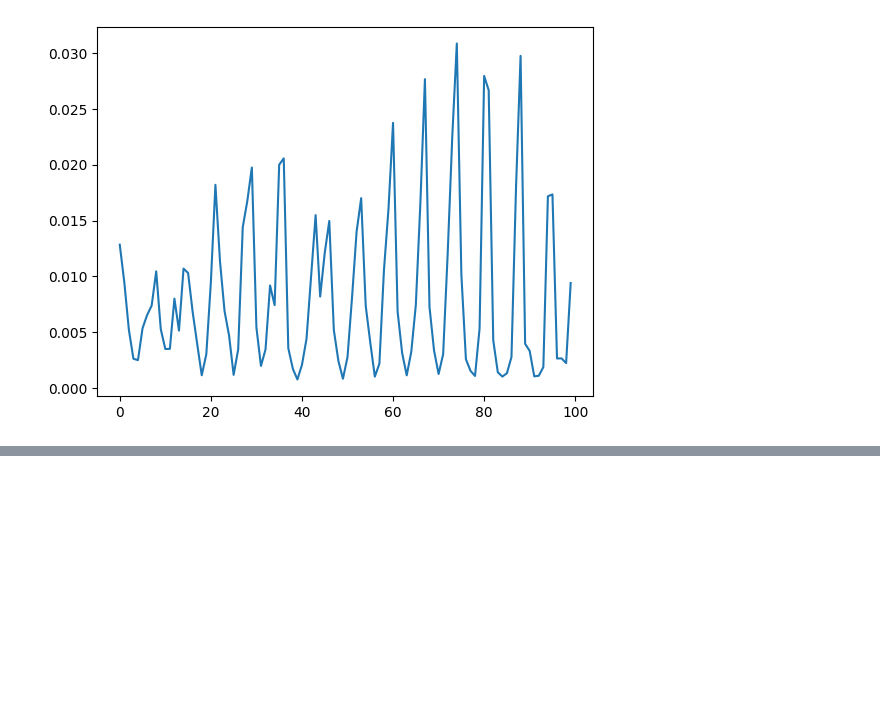
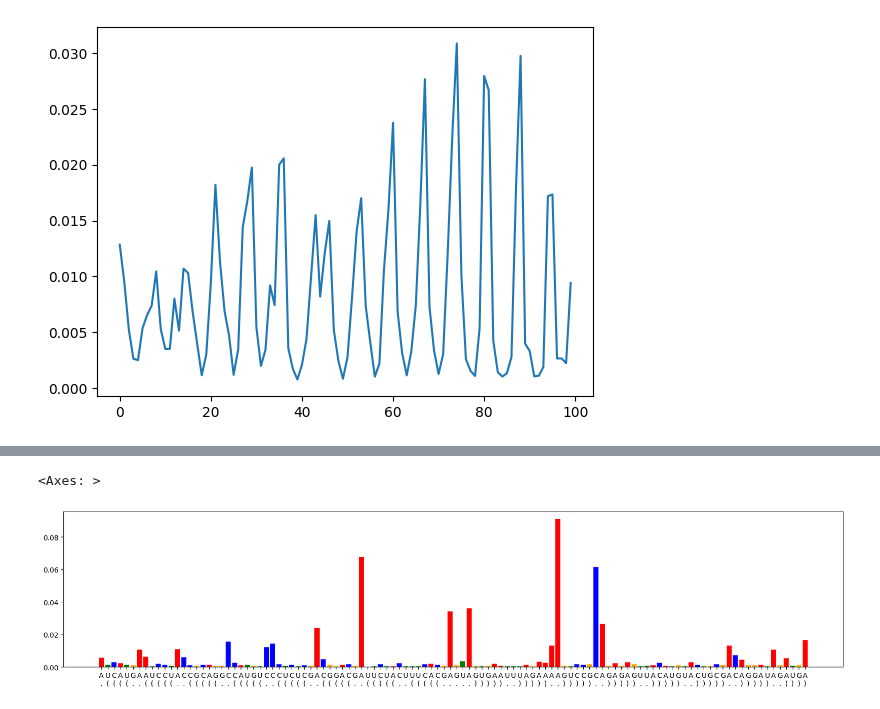
Before and after one commit to YesselmanLabPublications/2025_char_3d_struct_features, a Jupyter notebook: notebooks/general.ipynb, the cells around one changed output, grey strips where cells are left out. Cells and saved outputs as stored; diff of their text form; code cells hidden in the pictures; blank space fills up the shorter version.

```diff
--- a/notebooks/general.ipynb
+++ b/notebooks/general.ipynb
@@ -202,0 +231,5 @@ plt.plot(m_data_avg)
+# %%
+plot_pop_avg_from_row(df.query('name == "construct809"').iloc[0])
+# %% [output]
+<Axes: >
+[figure, added]
```
Also changed, not shown: parts of 6 cells of this notebook, 6 other files.
